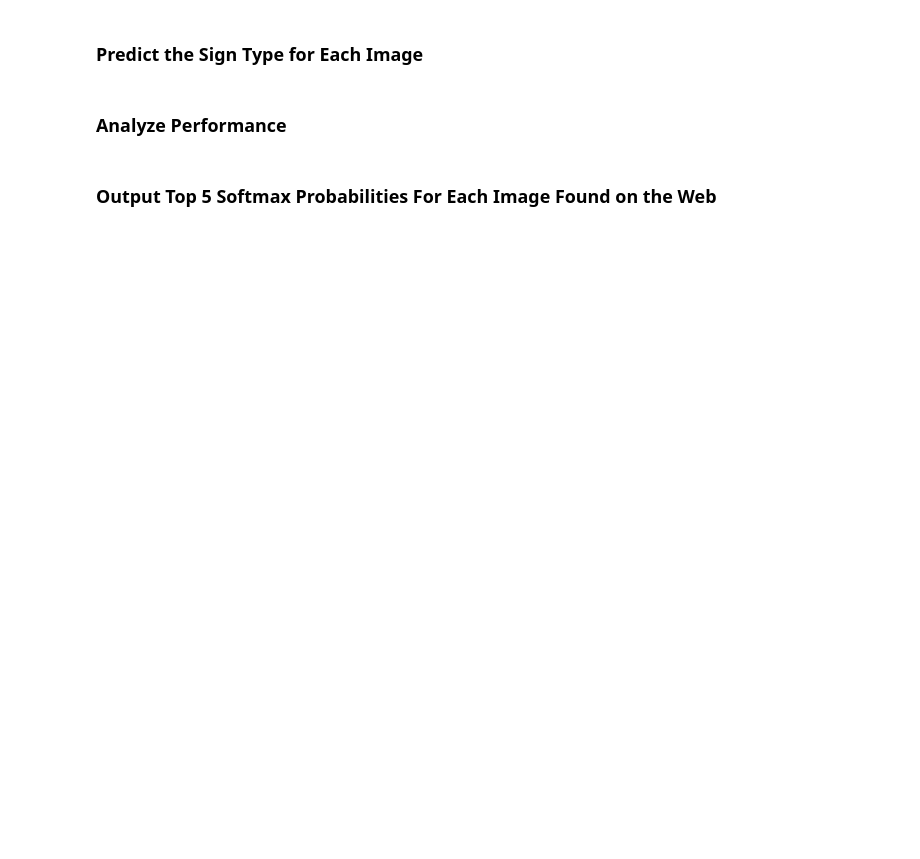
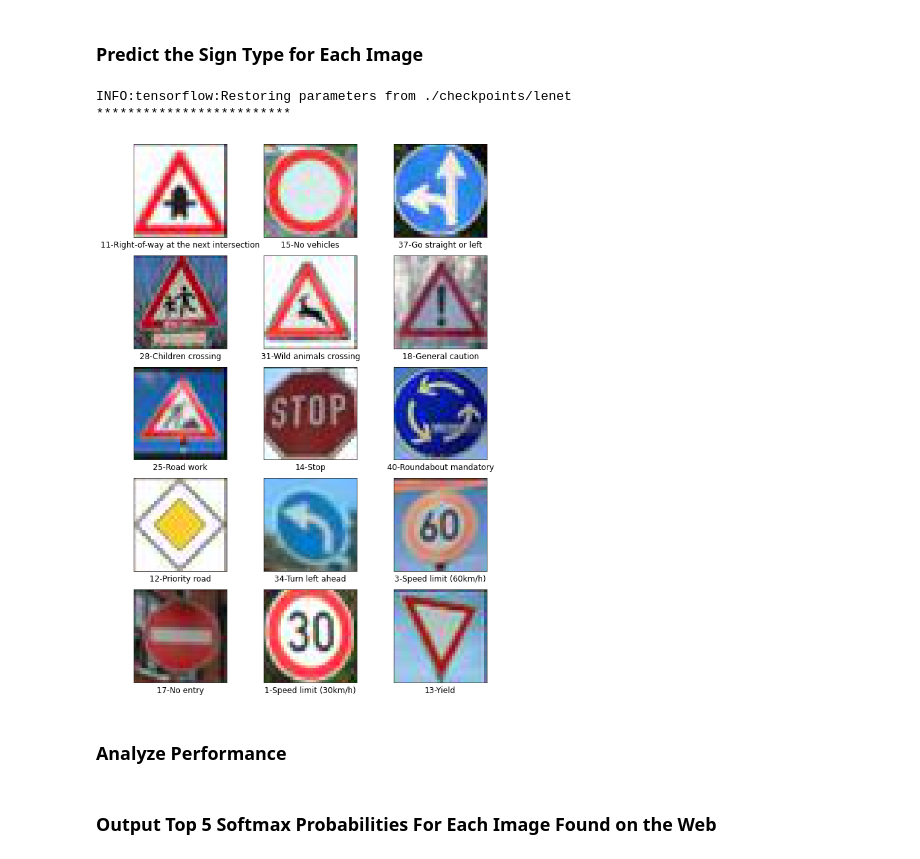
Before and after one commit to zardosht/udacity_selfdriving_car, a Jupyter notebook: P3_Traffic_Sign_Classifier/Traffic_Sign_Classifier.ipynb, the cells around one changed output. Drawn from its saved outputs; the diff is of its cells as text; code cells hidden in the pictures; blank space fills up the shorter version.

```diff
--- a/P3_Traffic_Sign_Classifier/Traffic_Sign_Classifier.ipynb
+++ b/P3_Traffic_Sign_Classifier/Traffic_Sign_Classifier.ipynb
@@ -248,6 +240,7 @@ def LeNet(x, keep_prob):
 
     # TODO: Flatten. Input = 5x5x16. Output = 400.
     flattened = tf.contrib.layers.flatten(p2)
+    flattened = tf.nn.dropout(flattened, keep_prob=keep_prob)
 
     # TODO: Layer 3: Fully Connected. Input = 400. Output = 120.
     # TODO: Activation.
@@ -287,13 +280,22 @@ Train your model here.
 * Once a final model architecture is selected,
 * the accuracy on the test set should be calculated and reported as well.
 # %%
-EPOCHS = 2
-BATCH_SIZE = 128
+# I have a platue in validation set accuracy after 50 epochs
+# with above network and learning rate 0.001.
+EPOCHS = 50
+
+# I change the batch size after 25 epochs. This is somehow
+# similar to learning rate decay (For Adam having an explicit
+# learning rate decay is not very effectice, since it automatically
+# adjusts learning rates.)
+BATCH_SIZE_1 = 128
+BATCH_SIZE_2 = 256
+BATCH_SIZE = BATCH_SIZE_1
 
 rate = 0.001
 
 logits = LeNet(x, keep_prob)
-print(logits.shape)
+print("Logits shape: ", logits.shape)
 cross_entropy = tf.nn.softmax_cross_entropy_with_logits(labels=one_hot_y, logits=logits)
 loss_operation = tf.reduce_mean(cross_entropy)
 optimizer = tf.train.AdamOptimizer(learning_rate = rate)
@@ -411,2 +403,31 @@ for i in range(50):
+# %%
+fig=plt.figure(figsize=(10, 15))
+columns = 3
+rows = 5
+
+pred_probabilities = {}
+with tf.Session() as sess:
+    saver.restore(sess, tf.train.latest_checkpoint('./checkpoints/'))
+    print("*************************")
+    for i, test_img_file in enumerate(test_img_files):
+        image = plt.imread(test_img_file)
+        normalized_img = normalize(np.copy(image))
+        logits_output = sess.run(logits, feed_dict={x: normalized_img.reshape((1, 32, 32, 3)), keep_prob: 1.0})
+        pred_output = np.exp(logits_output[0, :])/sum(np.exp(logits_output[0, :]))
+        pred_probabilities[test_img_file] = pred_output
+        predicted_label = np.argmax(pred_output)
+        predicted_label_text = f"{predicted_label}-{class_id_sign_name_dict[predicted_label]}"
+
+        subplt = fig.add_subplot(rows, columns, i+1)
+        subplt.set_xticks([])
+        subplt.set_yticks([])
+        subplt.set_title(predicted_label_text, y=-0.15)
+        subplt.imshow(image)
+
+    plt.show()
+# %% [output]
+INFO:tensorflow:Restoring parameters from ./checkpoints/lenet
+*************************
+[figure, added]
 # %% [markdown]
 ### Analyze Performance
```
Also changed, not shown: parts of 22 cells of this notebook, 18 other files.
